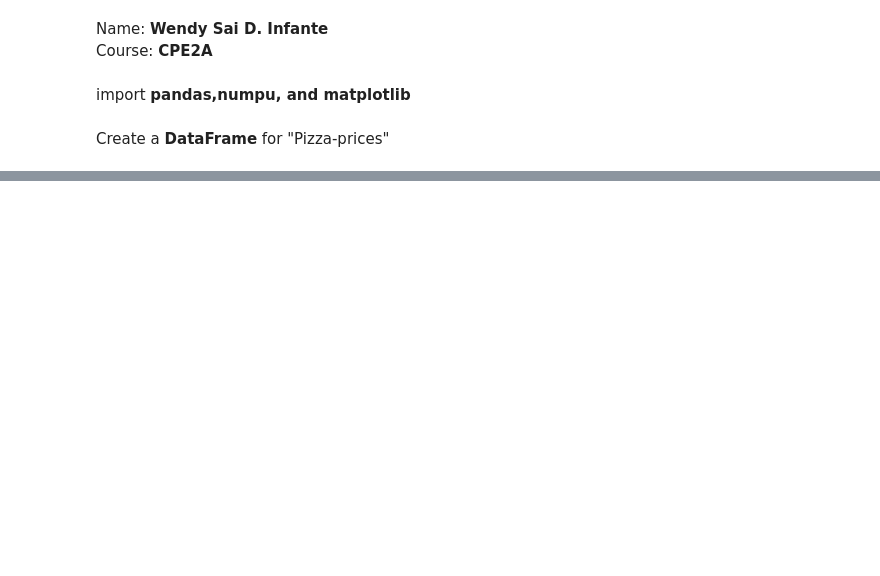
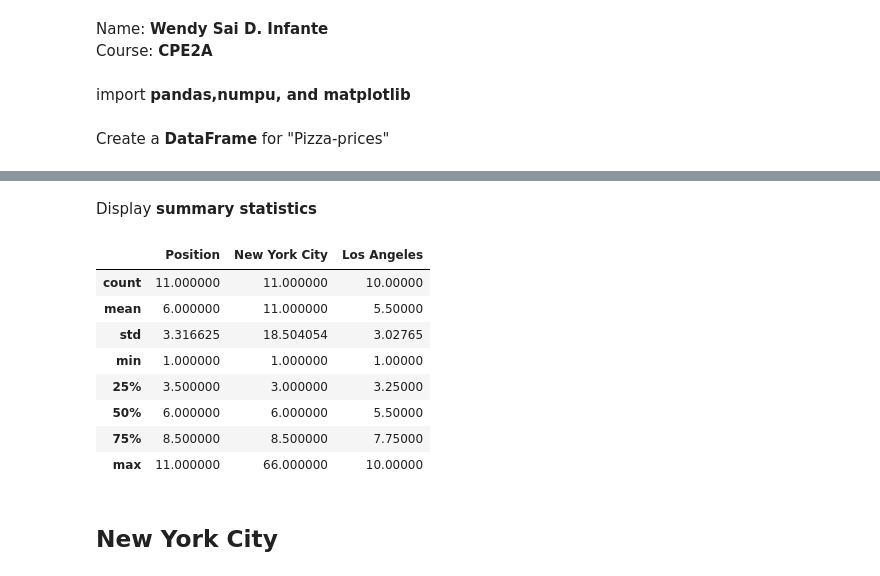
Before and after one commit to WendyInft/MATHEDA-INFANTE, a Jupyter notebook: WK3-Measures-of-Variability/WK3-Measures-of-Variability.ipynb, the cells around one changed output, grey strips where cells are left out. Drawn from its saved outputs; the diff is of its cells as text; code cells hidden in the pictures; blank space fills up the shorter version.

```diff
--- a/WK3-Measures-of-Variability/WK3-Measures-of-Variability.ipynb
+++ b/WK3-Measures-of-Variability/WK3-Measures-of-Variability.ipynb
@@ -18,0 +45,16 @@ FileNotFoundError: [Errno 2] No such file or directory: 'Pizza-prices.csv'
+# %% [markdown]
+Display **summary statistics**
+# %%
+df.describe()
+# %% [output]
+|  | Position | New York City | Los Angeles |
+| count | 11.000000 | 11.000000 | 10.00000 |
+| mean | 6.000000 | 11.000000 | 5.50000 |
+| std | 3.316625 | 18.504054 | 3.02765 |
+| min | 1.000000 | 1.000000 | 1.00000 |
+| 25% | 3.500000 | 3.000000 | 3.25000 |
+| 50% | 6.000000 | 6.000000 | 5.50000 |
+| 75% | 8.500000 | 8.500000 | 7.75000 |
+| max | 11.000000 | 66.000000 | 10.00000 |
+# %% [markdown]
+## New York City
```
Also changed, not shown: parts of 27 cells of this notebook, 1 other file.
